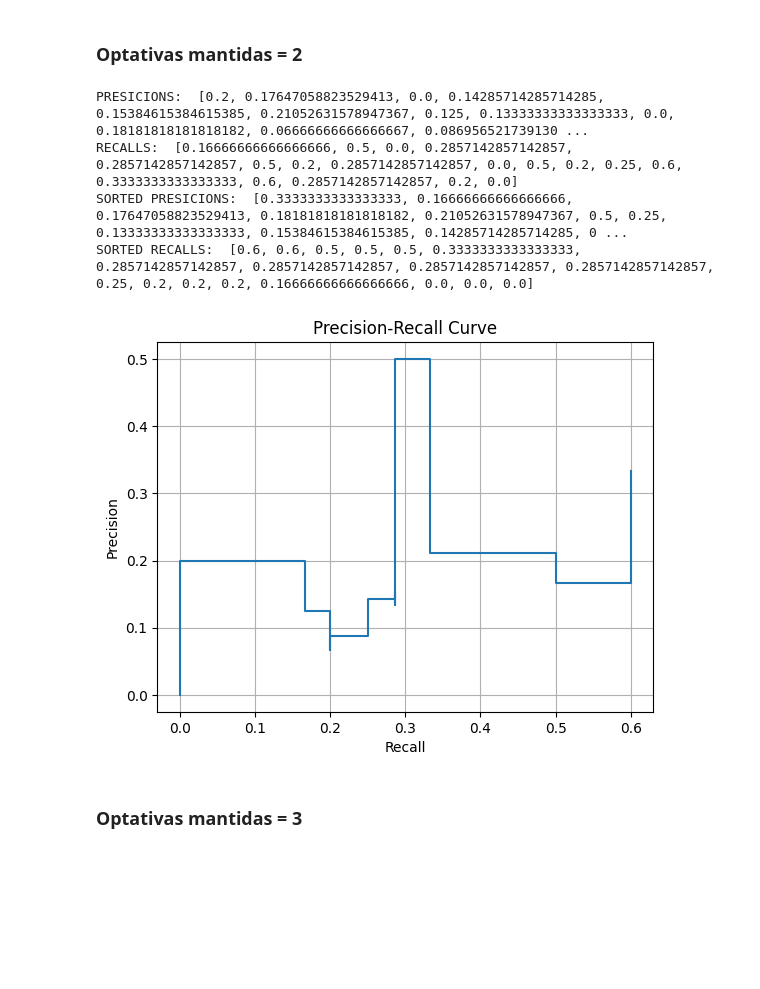
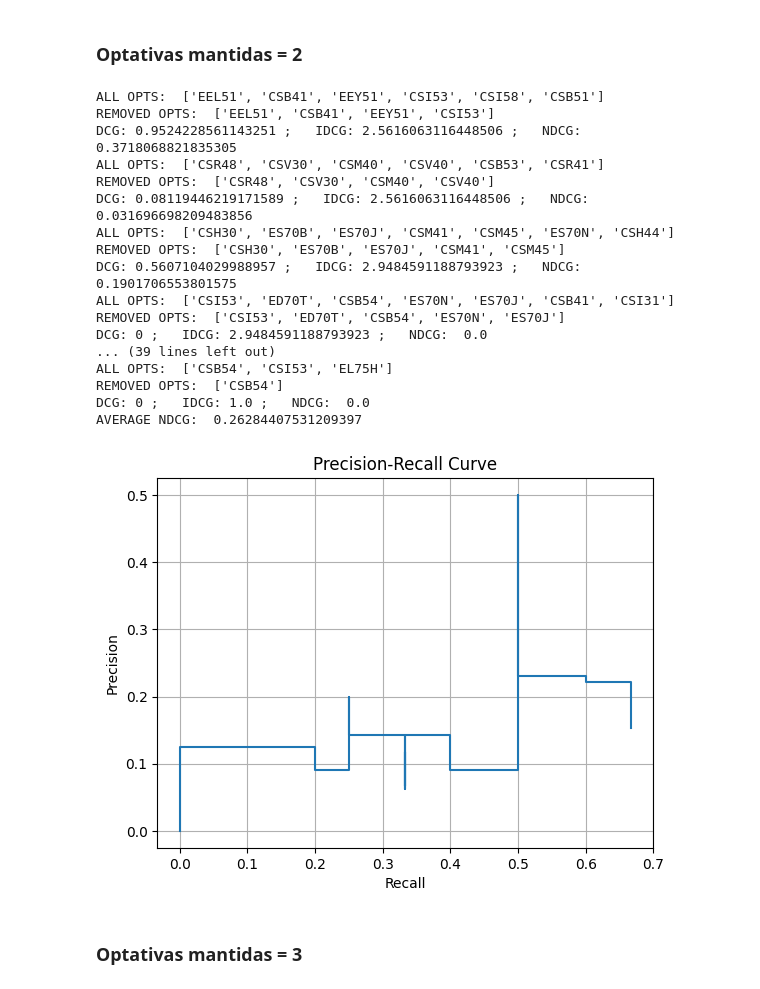
Before and after one commit to cesarvial/TCC_graphs_study, a Jupyter notebook: link_prediction/link_prediction_communities.ipynb, the cells around one changed output. Drawn from its saved outputs; the diff is of its cells as text; code cells hidden in the pictures; blank space fills up the shorter version.

```diff
--- a/link_prediction/link_prediction_communities.ipynb
+++ b/link_prediction/link_prediction_communities.ipynb
@@ -295,13 +295,15 @@ def maintain_one_opt_node(g, n_maintained=1):
         return []
     #print("Opts:", opt_nodes_with_edges)
     # mantém n_maintained disicplinas, logo retira n_maintained da lista de nós que serão removidos
+    print("ALL OPTS: ", opt_nodes_with_edges)
     for i in range(n_maintained):
         opt_nodes_with_edges.pop()
+    print("REMOVED OPTS: ", opt_nodes_with_edges)
     #print("Removed Opts:", opt_nodes_with_edges)
     new_g = g.copy()
     for node in opt_nodes_with_edges:
         new_g = remove_all_edges_from_node(new_g, node)
-    return new_g
+    return new_g, opt_nodes_with_edges
 
 # Dado uma disciplina, retorna uma lista de cliques nos quais ela pertence
 def get_course_cliques(codigo):
@@ -411,7 +413,7 @@ def calc_NDCG(opts, recom):
         if (opt[0] in opts):
             dcg += calc_DCG_value(opt[1], i)
     ndcg = dcg/idcg
-    print("DCG: ", dcg, "IDCG: ", idcg, "NDCG: ", ndcg)
+    print("DCG:", dcg, ";   IDCG:", idcg, ";   NDCG: ", ndcg)
     return ndcg
 # %%
 '''
@@ -479,7 +481,8 @@ for ra in RAs_formados:
     # cria o grafo
     full_graph = create_full_student_graph(int(ra))
     # retira todas menos uma optativa
-    partial_graph = maintain_one_opt_node(full_graph, 1)
+    # removed_opts será utilizada para calcular os valores ideais
+    partial_graph, removed_opts = maintain_one_opt_node(full_graph, 1)
     if partial_graph == []:
         continue
     # busca as disciplinas recomendadas
@@ -487,17 +490,13 @@ for ra in RAs_formados:
     #print("REC COURSES:")
     #print(len(rec_courses))
     #print(sorted(rec_courses, key=lambda t: t[1], reverse=True))
-    disciplinas = df_844_optativas["CODIGO"].unique()
-    nodes_with_edges = [node for node in full_graph.nodes() if full_graph.degree[node] > 0]
-    opt_nodes_with_edges = [node for node in disciplinas
-                            if node in nodes_with_edges]
     # Calcula o precision/recall
-    pr = calc_precision_and_recall(opt_nodes_with_edges, rec_courses)
+    pr = calc_precision_and_recall(removed_opts, rec_courses)
     precisions.append(pr[0])
     recalls.append(pr[1])
     # Calcula o ndcg
     n_alunos_calc += 1
-    sum_ndcg += calc_NDCG(opt_nodes_with_edges, rec_courses)
+    sum_ndcg += calc_NDCG(removed_opts, rec_courses)
 
 # Printa o valor médio do ndcg
 print("AVERAGE NDCG: ", sum_ndcg/n_alunos_calc)
@@ -547,46 +544,56 @@ for ra in RAs_formados:
     # cria o grafo
     full_graph = create_full_student_graph(int(ra))
     # retira todas menos uma optativa
-    partial_graph = maintain_one_opt_node(full_graph, 2)
+    # removed_opts será utilizada para calcular os valores ideais
+    partial_graph, removed_opts = maintain_one_opt_node(full_graph, 2)
     if partial_graph == []:
         continue
     # busca as disciplinas recomendadas
     rec_courses = get_recommended_courses(partial_graph)
     #print("REC COURSES:")
     #print(len(rec_courses))
     #print(sorted(rec_courses, key=lambda t: t[1], reverse=True))
-    disciplinas = df_844_optativas["CODIGO"].unique()
-    nodes_with_edges = [node for node in full_graph.nodes() if full_graph.degree[node] > 0]
-    opt_nodes_with_edges = [node for node in disciplinas
-                            if node in nodes_with_edges]
     # Calcula o precision/recall
-    pr = calc_precision_and_recall(opt_nodes_with_edges, rec_courses)
+    pr = calc_precision_and_recall(removed_opts, rec_courses)
     precisions.append(pr[0])
     recalls.append(pr[1])
     # Calcula o ndcg
     n_alunos_calc += 1
-    sum_ndcg += calc_NDCG(opt_nodes_with_edges, rec_courses)
+    sum_ndcg += calc_NDCG(removed_opts, rec_courses)
 
 # Printa o valor médio do ndcg
 print("AVERAGE NDCG: ", sum_ndcg/n_alunos_calc)
 # Ordena precision/recall na ordem crescente dos recalls
 sorted_indices = np.argsort(recalls)[::-1]
 precisions = np.array(precisions)[sorted_indices]
 recalls = np.array(recalls)[sorted_indices]
 # plota a curva do precision and recall
 display = PrecisionRecallDisplay(precision=precisions, recall=recalls)
 display.plot()
 plt.xlabel('Recall')
 plt.ylabel('Precision')
 plt.title('Precision-Recall Curve')
 plt.grid(True)
 plt.show()
 # %% [output]
-PRESICIONS:  [0.2, 0.17647058823529413, 0.0, 0.14285714285714285, 0.15384615384615385, 0.21052631578947367, 0.125, 0.13333333333333333, 0.0, 0.18181818181818182, 0.06666666666666667, 0.086956521739130 ...
-RECALLS:  [0.16666666666666666, 0.5, 0.0, 0.2857142857142857, 0.2857142857142857, 0.5, 0.2, 0.2857142857142857, 0.0, 0.5, 0.2, 0.25, 0.6, 0.3333333333333333, 0.6, 0.2857142857142857, 0.2, 0.0]
-SORTED PRESICIONS:  [0.3333333333333333, 0.16666666666666666, 0.17647058823529413, 0.18181818181818182, 0.21052631578947367, 0.5, 0.25, 0.13333333333333333, 0.15384615384615385, 0.14285714285714285, 0 ...
-SORTED RECALLS:  [0.6, 0.6, 0.5, 0.5, 0.5, 0.3333333333333333, 0.2857142857142857, 0.2857142857142857, 0.2857142857142857, 0.2857142857142857, 0.25, 0.2, 0.2, 0.2, 0.16666666666666666, 0.0, 0.0, 0.0]
+ALL OPTS:  ['EEL51', 'CSB41', 'EEY51', 'CSI53', 'CSI58', 'CSB51']
+REMOVED OPTS:  ['EEL51', 'CSB41', 'EEY51', 'CSI53']
+DCG: 0.9524228561143251 ;   IDCG: 2.5616063116448506 ;   NDCG:  0.3718068821835305
+ALL OPTS:  ['CSR48', 'CSV30', 'CSM40', 'CSV40', 'CSB53', 'CSR41']
+REMOVED OPTS:  ['CSR48', 'CSV30', 'CSM40', 'CSV40']
+DCG: 0.08119446219171589 ;   IDCG: 2.5616063116448506 ;   NDCG:  0.031696698209483856
+ALL OPTS:  ['CSH30', 'ES70B', 'ES70J', 'CSM41', 'CSM45', 'ES70N', 'CSH44']
+REMOVED OPTS:  ['CSH30', 'ES70B', 'ES70J', 'CSM41', 'CSM45']
+DCG: 0.5607104029988957 ;   IDCG: 2.9484591188793923 ;   NDCG:  0.1901706553801575
+ALL OPTS:  ['CSI53', 'ED70T', 'CSB54', 'ES70N', 'ES70J', 'CSB41', 'CSI31']
+REMOVED OPTS:  ['CSI53', 'ED70T', 'CSB54', 'ES70N', 'ES70J']
+DCG: 0 ;   IDCG: 2.9484591188793923 ;   NDCG:  0.0
+... (39 lines left out)
+ALL OPTS:  ['CSB54', 'CSI53', 'EL75H']
+REMOVED OPTS:  ['CSB54']
+DCG: 0 ;   IDCG: 1.0 ;   NDCG:  0.0
+AVERAGE NDCG:  0.26284407531209397
-[figure, old version]
+[figure, new version]
 # %% [markdown]
 ### Optativas mantidas = 3
 # %%
```
Also changed, not shown: parts of 6 cells of this notebook, 2 other files.
